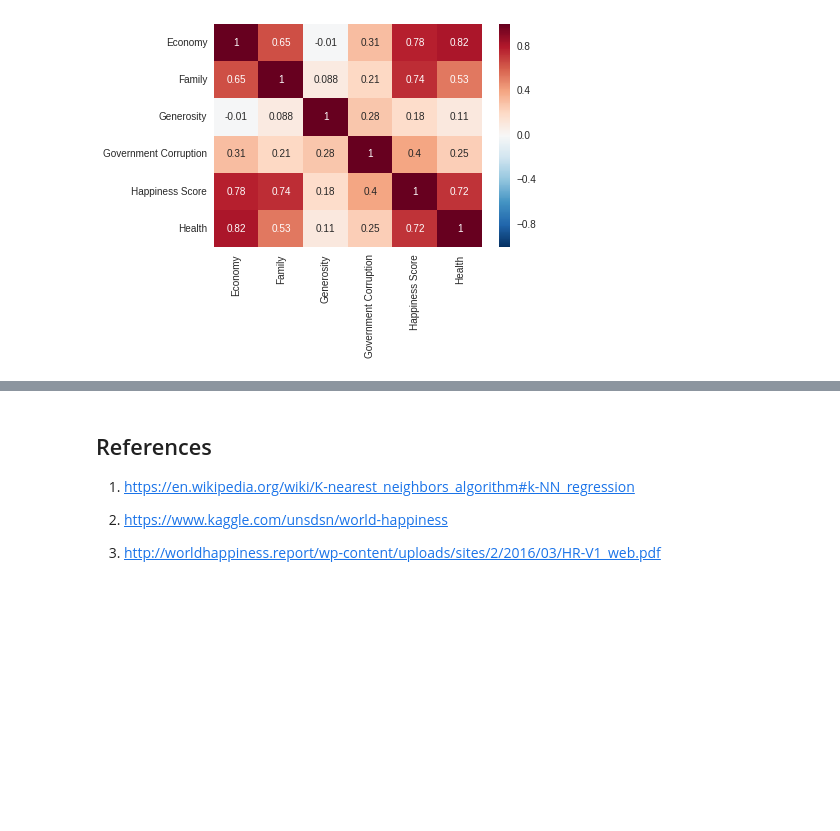
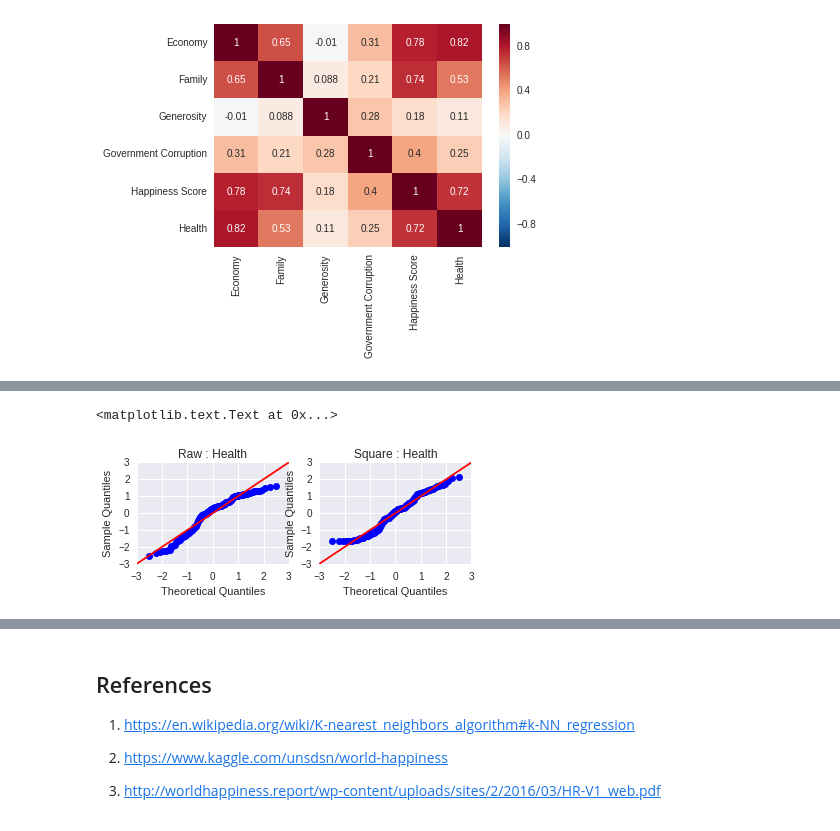
Before and after one commit to 315iah515/Thinkful-Notebooks, a Jupyter notebook: Bootcamp/SimilarityModels/Lesson1/RegressionModelComparison.ipynb, the cells around one changed output, grey strips where cells are left out. Drawn from its saved outputs; the diff is of its cells as text; code cells hidden in the pictures; blank space fills up the shorter version.

```diff
--- a/Bootcamp/SimilarityModels/Lesson1/RegressionModelComparison.ipynb
+++ b/Bootcamp/SimilarityModels/Lesson1/RegressionModelComparison.ipynb
@@ -110,0 +132,13 @@ Some data transformations will be carried out on the features to have them resem
+# %%
+# transformation of Health (Life Expectancy)
+fig = plt.figure()
+ax = fig.add_subplot(2, 2, 1)
+sm.graphics.qqplot(data_2015.Health, line='45', fit=True, ax=ax)
+ax.set_title('Raw : Health')
+
+ax = fig.add_subplot(2, 2, 2)
+sm.graphics.qqplot(np.square(data_2015.Health), line='45', fit=True, ax=ax)
+ax.set_title('Square : Health')
+# %% [output]
+<matplotlib.text.Text at 0x...>
+[figure, added]
```
Also changed, not shown: parts of 10 cells of this notebook.
